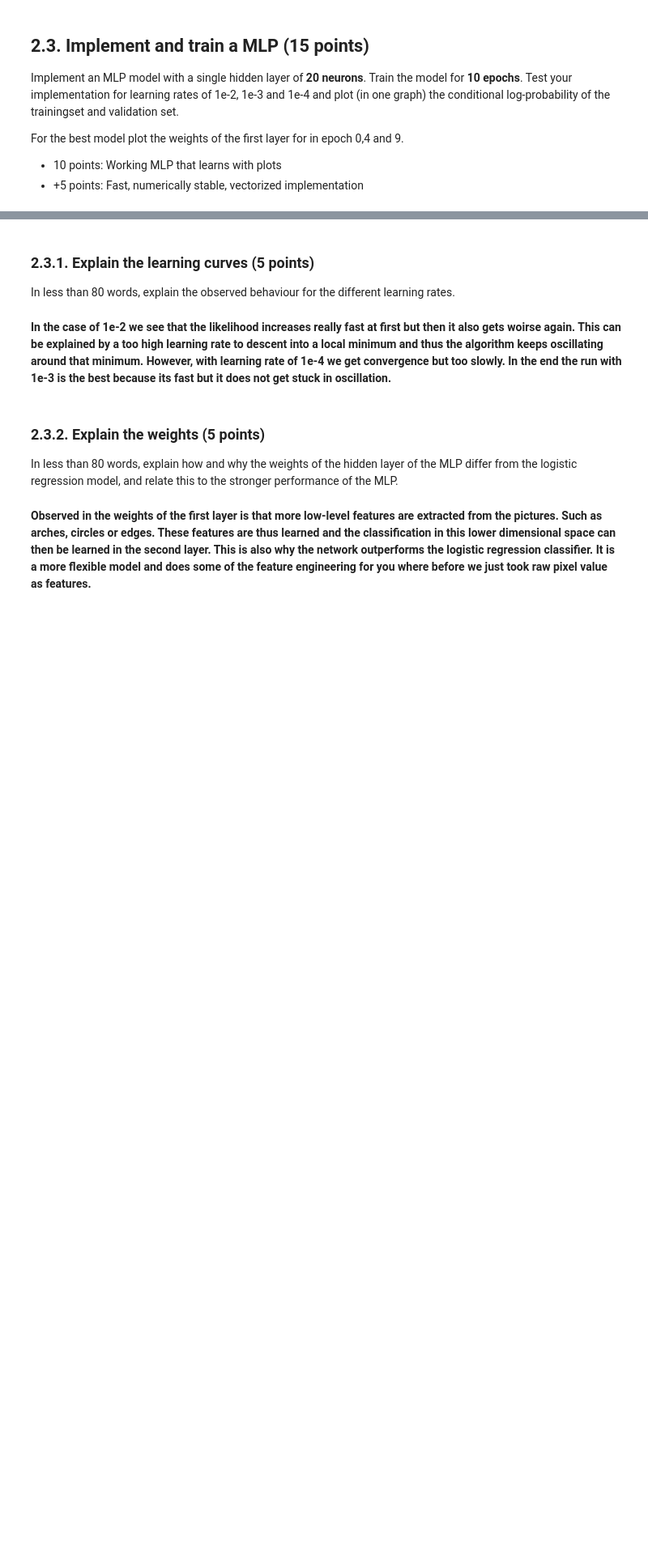
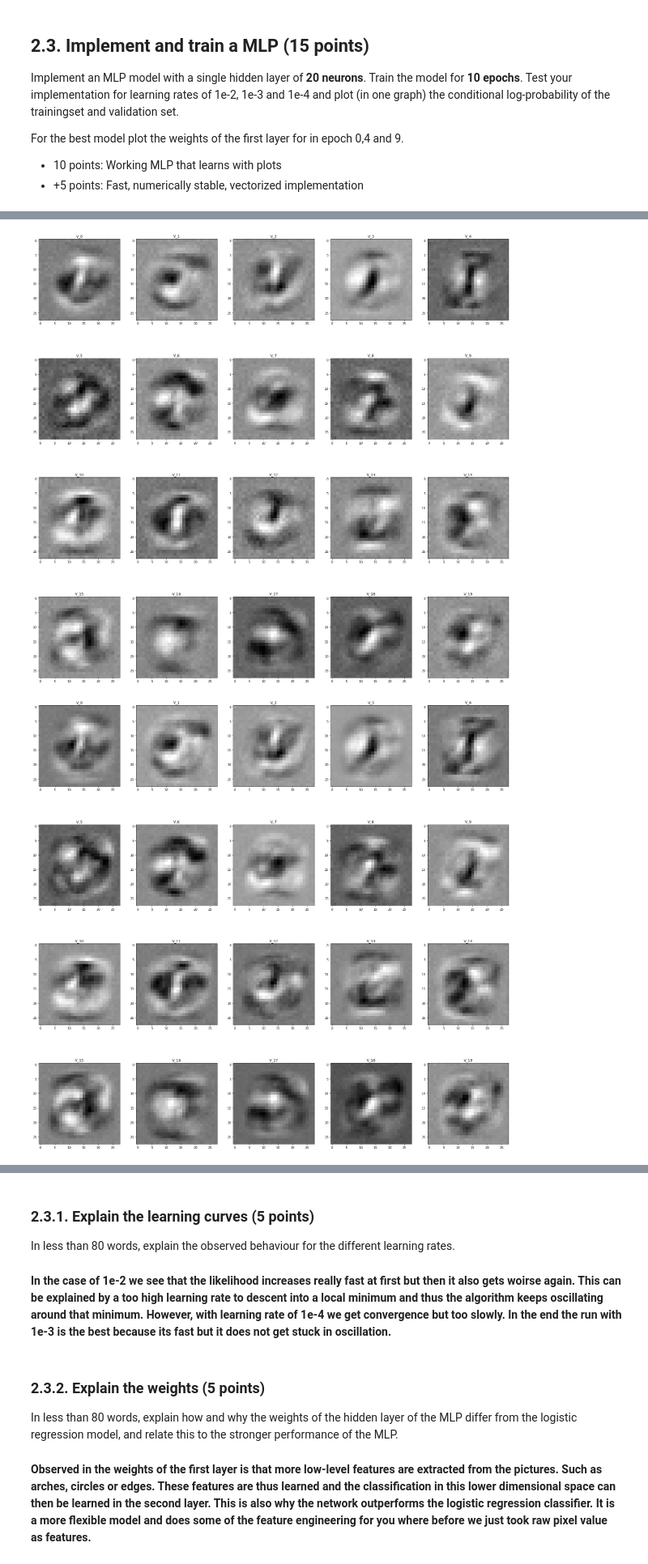
Before and after one commit to filipkny/MachineLearning1_UvA, a Jupyter notebook: lab2.ipynb, the cells around one changed output, grey strips where cells are left out. Shown at 81% size. Drawn from its saved outputs; the diff is of its cells as text; code cells hidden in the pictures; blank space fills up the shorter version.

```diff
--- a/lab2.ipynb
+++ b/lab2.ipynb
@@ -1065,9 +1060,11 @@ epoch: 29 differnce with last epoch: 0.0012301389321035527 current average log l
 # %%
 # Write training code here:
 # Plot the conditional loglikelihoods for the train and validation dataset after every iteration.
 # Plot the weights of the first layer.
 
 #
 
 # YOUR CODE HERE
-raise NotImplementedError()
+# %% [output]
+[figure, added]
+[figure, added]
```
Also changed, not shown: parts of 14 cells of this notebook.
